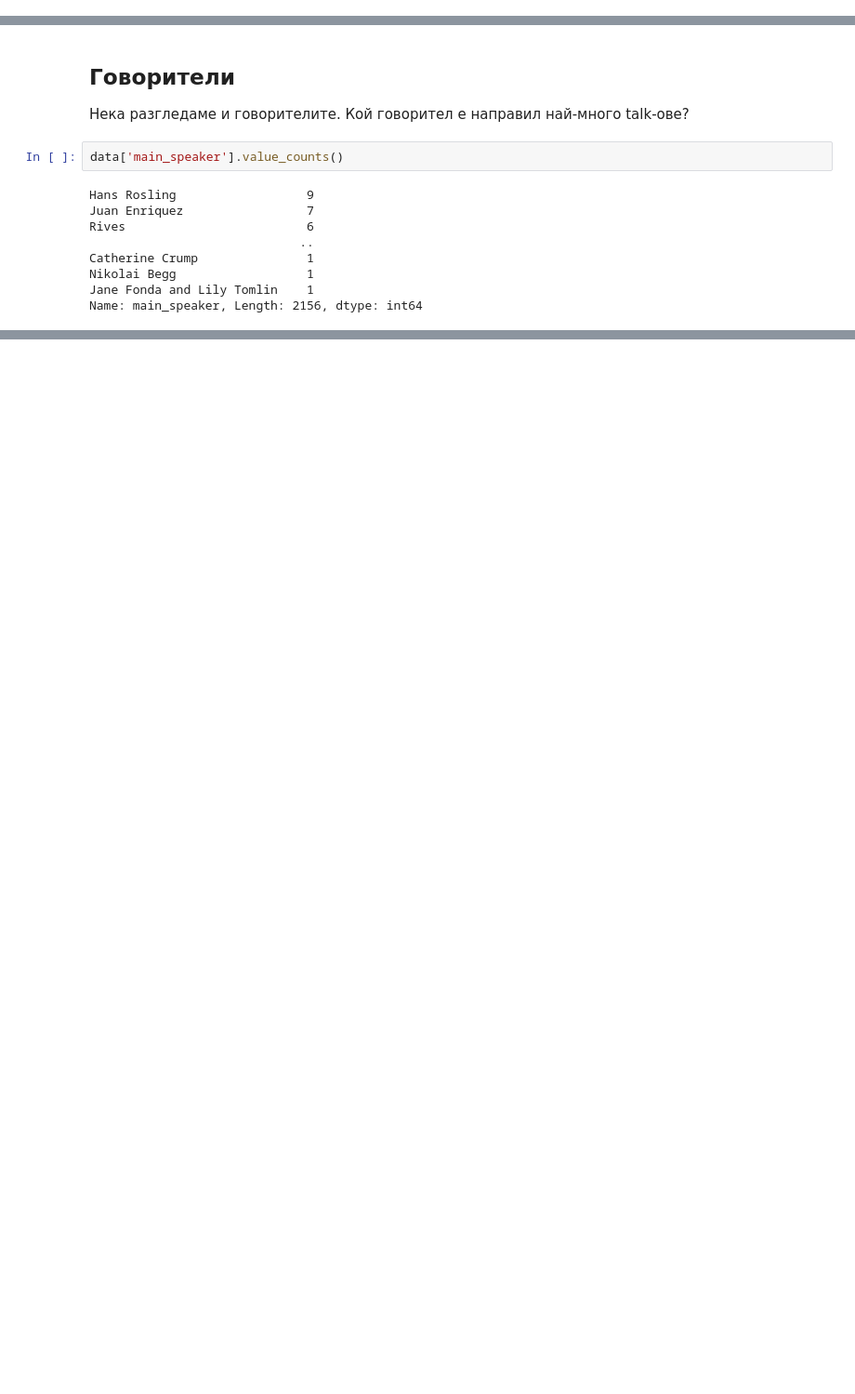
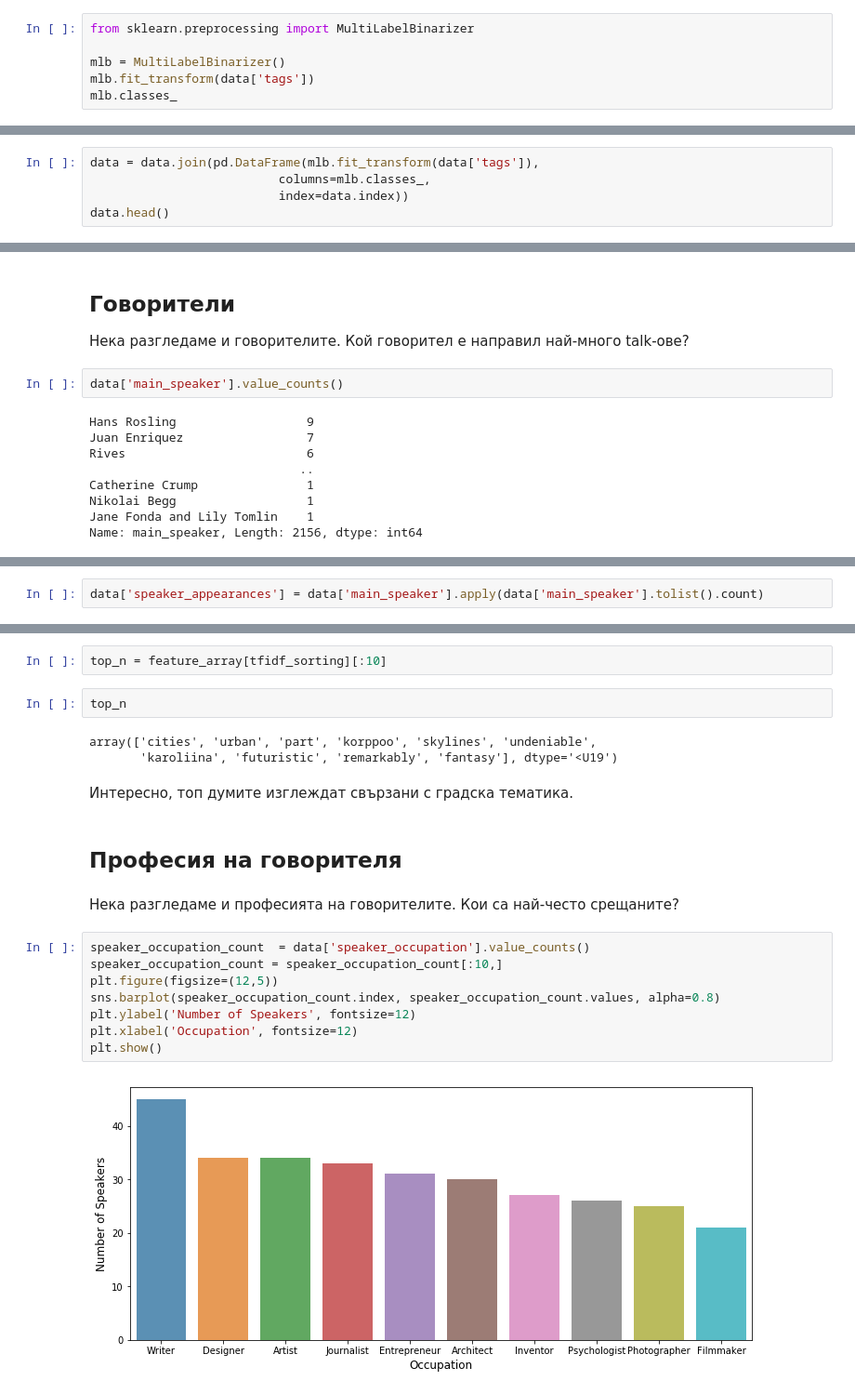
Before and after one commit to tbancheva/Machine-Learning-FMI, a Jupyter notebook: TEDTalksViewsPrediction/TEDTalks videos.ipynb, the cells around one changed output, grey strips where cells are left out. Shown at 93% size. Saved outputs shown, nothing was run; the diff lists cells and outputs as text; blank space fills up the shorter version.

```diff
--- a/TEDTalksViewsPrediction/TEDTalks videos.ipynb
+++ b/TEDTalksViewsPrediction/TEDTalks videos.ipynb
@@ -599,0 +687,6 @@ Eдна идея се вдигна.
+# %%
+from sklearn.preprocessing import MultiLabelBinarizer
+
+mlb = MultiLabelBinarizer()
+mlb.fit_transform(data['tags'])
+mlb.classes_
@@ -599,0 +717,5 @@ Eдна идея се вдигна.
+# %%
+data = data.join(pd.DataFrame(mlb.fit_transform(data['tags']),
+                          columns=mlb.classes_,
+                          index=data.index))
+data.head()
@@ -616,0 +747,2 @@ Name: main_speaker, Length: 2156, dtype: int64
+# %%
+data['speaker_appearances'] = data['main_speaker'].apply(data['main_speaker'].tolist().count)
@@ -616,0 +764,23 @@ Name: main_speaker, Length: 2156, dtype: int64
+# %%
+top_n = feature_array[tfidf_sorting][:10]
+# %%
+top_n
+# %% [output]
+array(['cities', 'urban', 'part', 'korppoo', 'skylines', 'undeniable',
+       'karoliina', 'futuristic', 'remarkably', 'fantasy'], dtype='<U19')
+# %% [markdown]
+Интересно, топ думите изглеждат свързани с градска тематика.
+# %% [markdown]
+## Професия на говорителя
+# %% [markdown]
+Нека разгледаме и професията на говорителите. Кои са най-често срещаните?
+# %%
+speaker_occupation_count  = data['speaker_occupation'].value_counts()
+speaker_occupation_count = speaker_occupation_count[:10,]
+plt.figure(figsize=(12,5))
+sns.barplot(speaker_occupation_count.index, speaker_occupation_count.values, alpha=0.8)
+plt.ylabel('Number of Speakers', fontsize=12)
+plt.xlabel('Occupation', fontsize=12)
+plt.show()
+# %% [output]
+[figure, added]
```
Also changed, not shown: parts of 59 cells of this notebook.
